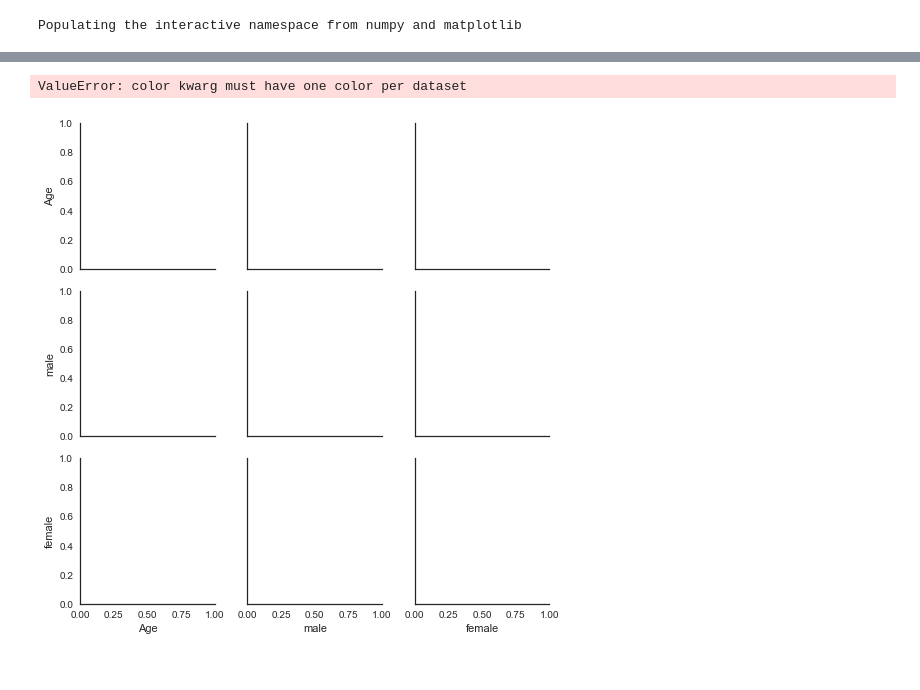
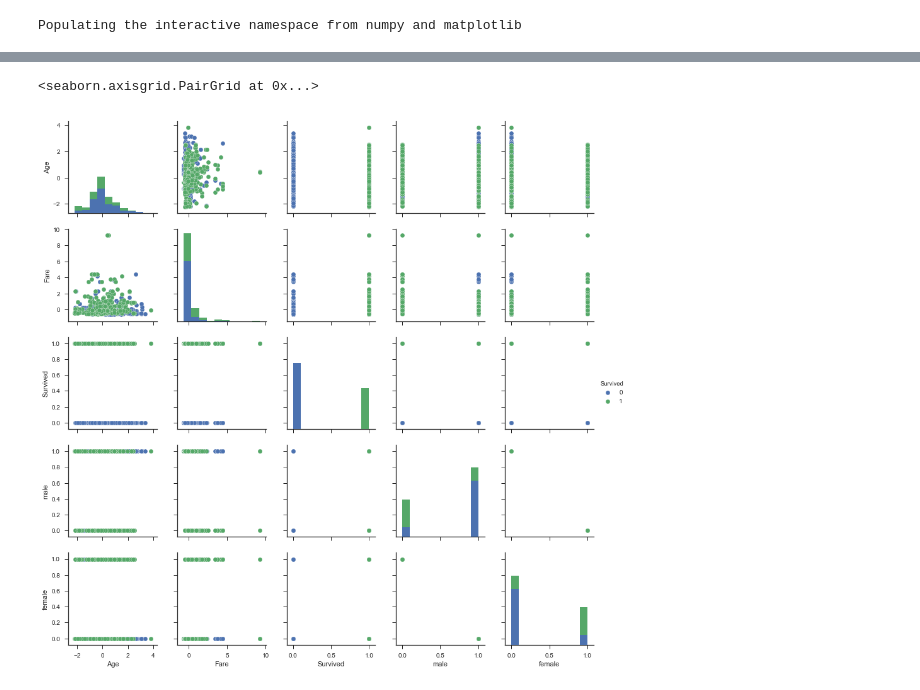
Before and after one commit to adrianoff/ml_coursera, a Jupyter notebook: training/titanic/src/visualization.ipynb, the cells around one changed output, grey strips where cells are left out. Saved outputs shown, nothing was run; the diff lists cells and outputs as text; code cells hidden in the pictures.

```diff
--- a/training/titanic/src/visualization.ipynb
+++ b/training/titanic/src/visualization.ipynb
@@ -6,4 +6,5 @@ import seaborn as sns
 # %% [output]
 Populating the interactive namespace from numpy and matplotlib
 # %%
-train_data = pd.read_csv('../data/scaled_test.csv', index_col='PassengerId')
+train_data = pd.read_csv('../data/scaled_train.csv', index_col='PassengerId')
+train_data.head()
@@ -9,0 +19,4 @@ train_data = pd.read_csv('../data/scaled_test.csv', index_col='PassengerId')
+# %%
+sns.set(style="ticks", color_codes=True)
+iris = sns.load_dataset("iris")
+iris.head()
@@ -10,6 +30,5 @@ train_data = pd.read_csv('../data/scaled_test.csv', index_col='PassengerId')
 # %%
-style="ticks", color_codes=True
-sns.pairplot(train_data, vars=["Age", "male", "female"], hue="Survived")
+sns.pairplot(train_data[['Age', 'Fare', 'Survived', 'male', 'female']], hue="Survived")
 # %% [output]
-ValueError: color kwarg must have one color per dataset
+<seaborn.axisgrid.PairGrid at 0x...>
-[figure, old version]
+[figure, new version]
```
Also changed, not shown: parts of 2 cells of this notebook, 1 other file.
